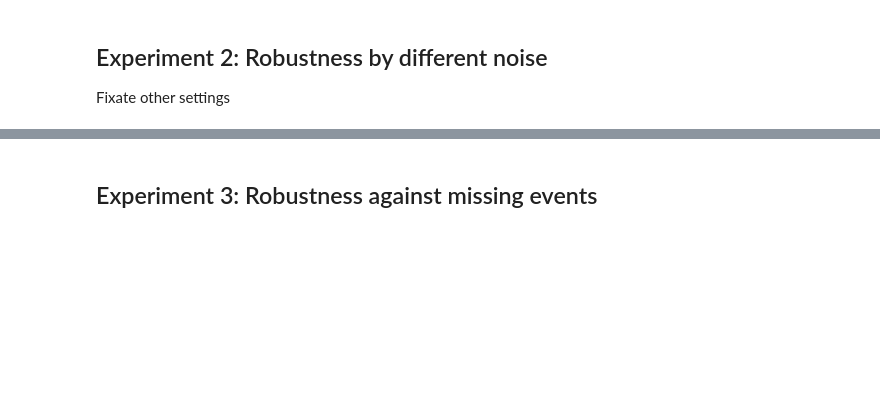
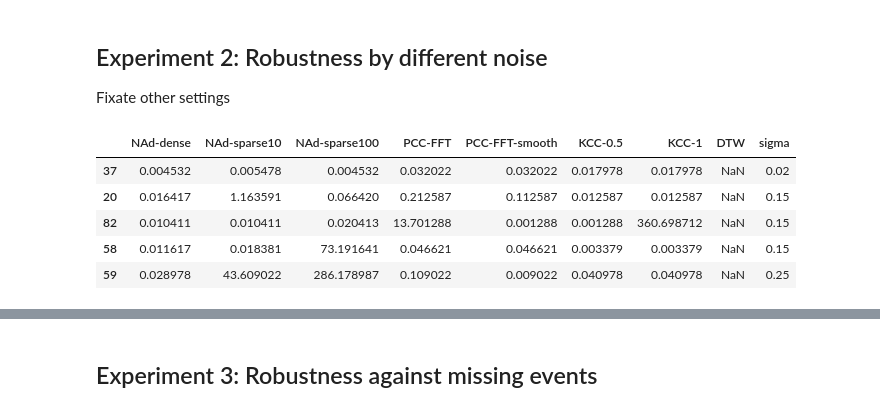
Before and after one commit to iot-salzburg/nearest-advocate, a Jupyter notebook: experiments/method_comparision_semisimulated.ipynb, the cells around one changed output, grey strips where cells are left out. Cells and saved outputs as stored; diff of their text form; code cells hidden in the pictures; blank space fills up the shorter version.

```diff
--- a/experiments/method_comparision_semisimulated.ipynb
+++ b/experiments/method_comparision_semisimulated.ipynb
@@ -857,8 +762,7 @@ def evaluate_length(iteration):
         # KCC
         start_time = time.time()
         try:
-            time_delays = kernel_cc(arr_ref, arr_sig, method="fft", kernel_width=1.0)
-            time_shift, metric = time_delays[np.argmax(time_delays[:,1])]
+            time_shift, metric, time_delays = kernel_cc(arr_ref, arr_sig, method="fft", kernel_width=1.0)
             df_runtimes.loc[idx, "KCC-1"] = time.time() - start_time
             df_precision.loc[idx, "KCC-1"] = np.abs(time_shift-offset)
             # print(f"\n{time_shift:.3f},\t {offset:.3f}", end="")
@@ -1031,16 +887,14 @@ def evaluate_length(iteration):
 
         # PCC-FFT
         start_time = time.time()
-        time_delays = pearson_cc(arr_ref, arr_sig, mode="same", method="fft")
-        time_shift, metric = time_delays[np.argmax(time_delays[:,1])]
+        time_shift, metric, time_delays = pearson_cc(arr_ref, arr_sig, mode="same", method="fft")
         df_runtimes.loc[idx, "PCC-FFT"] = time.time() - start_time
         df_precision.loc[idx, "PCC-FFT"] = np.abs(time_shift-offset)
 
         # PCC-DFT: only for runtimes
         if not ignore_method_timeout["PCC-DFT"]:
             start_time = time.time()
-            time_delays = pearson_cc(arr_ref, arr_sig, mode="same", method="direct")
-            time_shift, metric = time_delays[np.argmax(time_delays[:,1])]
+            time_shift, metric, time_delays = pearson_cc(arr_ref, arr_sig, mode="same", method="direct")
             df_runtimes.loc[idx, "PCC-DFT"] = time.time() - start_time
             # df_precision.loc[idx, "PCC-DFT"] = np.abs(time_shift-offset) # the same
             if time.time() - start_time > MAX_TIMEOUT:
@@ -1049,8 +903,7 @@ def evaluate_length(iteration):
         # KCC
         start_time = time.time()
         try:
-            time_delays = kernel_cc(arr_ref, arr_sig, method="fft", kernel_width=1.0)
-            time_shift, metric = time_delays[np.argmax(time_delays[:,1])]
+            time_shift, metric, time_delays = kernel_cc(arr_ref, arr_sig, method="fft", kernel_width=1.0)
             df_runtimes.loc[idx, "KCC-1"] = time.time() - start_time
             df_precision.loc[idx, "KCC-1"] = np.abs(time_shift-offset)
         except:
@@ -1170,36 +1010,45 @@ def evaluate_sigma(sigma):
         try:
             time_delays = nearest_advocate(
                 arr_ref=arr_ref, arr_sig=arr_sig,
                 td_min=TD_MIN, td_max=TD_MAX, sps=SAMPLES_PER_S, sparse_factor=100,
                 dist_max=DIST_MAX, regulate_paddings=REGULATE_PADDINGS, dist_padding=DIST_MAX)
             time_shift, min_mean_dist = time_delays[np.argmin(time_delays[:,1])]
             df_precision.loc[idx, "NAd-sparse100"] = np.abs(time_shift-offset)
         except AssertionError:
             pass
             # print(f"WARNING: AssertionError, skipping.")
 
         # PCC-FFT
         time_shift, metric, time_delays = pearson_cc(arr_ref, arr_sig, mode=PCC_MODE, method="fft")
         df_precision.loc[idx, "PCC-FFT"] = np.abs(time_shift-offset)
 
         # PCC-FFT-smooth
         time_shift, metric, time_delays = pearson_cc(arr_ref, arr_sig, mode=PCC_MODE, method="fft", smooth_outliers=True)
         df_precision.loc[idx, "PCC-FFT-smooth"] = np.abs(time_shift-offset)
 
-        # KCC
-        time_delays = kernel_cc(arr_ref, arr_sig, method="fft", kernel_width=1.0)
-        time_shift, metric = time_delays[np.argmax(time_delays[:,1])]
+        # KCC-0.5
+        time_shift, metric, time_delays =  kernel_cc(arr_ref, arr_sig, method="fft", kernel_width=0.5)
+        df_precision.loc[idx, "KCC-0.5"] = np.abs(time_shift-offset)
+        # KCC-1
+        time_shift, metric, time_delays =  kernel_cc(arr_ref, arr_sig, method="fft", kernel_width=1.0)
         df_precision.loc[idx, "KCC-1"] = np.abs(time_shift-offset)
 
         # DTW (with multiple settings?) TODO
 
     return df_precision
 
 # Initialize the pool with the number of processes
 with Pool(processes=30) as pool:
     results = pool.map(evaluate_sigma, SIGMAS)
 df_precision = pd.concat(results).sort_values("sigma")
 df_precision.sample(5)
+# %% [output]
+|  | NAd-dense | NAd-sparse10 | NAd-sparse100 | PCC-FFT | PCC-FFT-smooth | KCC-0.5 | KCC-1 | DTW | sigma |
+| 37 | 0.004532 | 0.005478 | 0.004532 | 0.032022 | 0.032022 | 0.017978 | 0.017978 | NaN | 0.02 |
+| 20 | 0.016417 | 1.163591 | 0.066420 | 0.212587 | 0.112587 | 0.012587 | 0.012587 | NaN | 0.15 |
+| 82 | 0.010411 | 0.010411 | 0.020413 | 13.701288 | 0.001288 | 0.001288 | 360.698712 | NaN | 0.15 |
+| 58 | 0.011617 | 0.018381 | 73.191641 | 0.046621 | 0.046621 | 0.003379 | 0.003379 | NaN | 0.15 |
+| 59 | 0.028978 | 43.609022 | 286.178987 | 0.109022 | 0.009022 | 0.040978 | 0.040978 | NaN | 0.25 |
 # %%
 fig, axes = plt.subplots(1,1, figsize=(8, 5))
 
```
Also changed, not shown: parts of 45 cells of this notebook.
